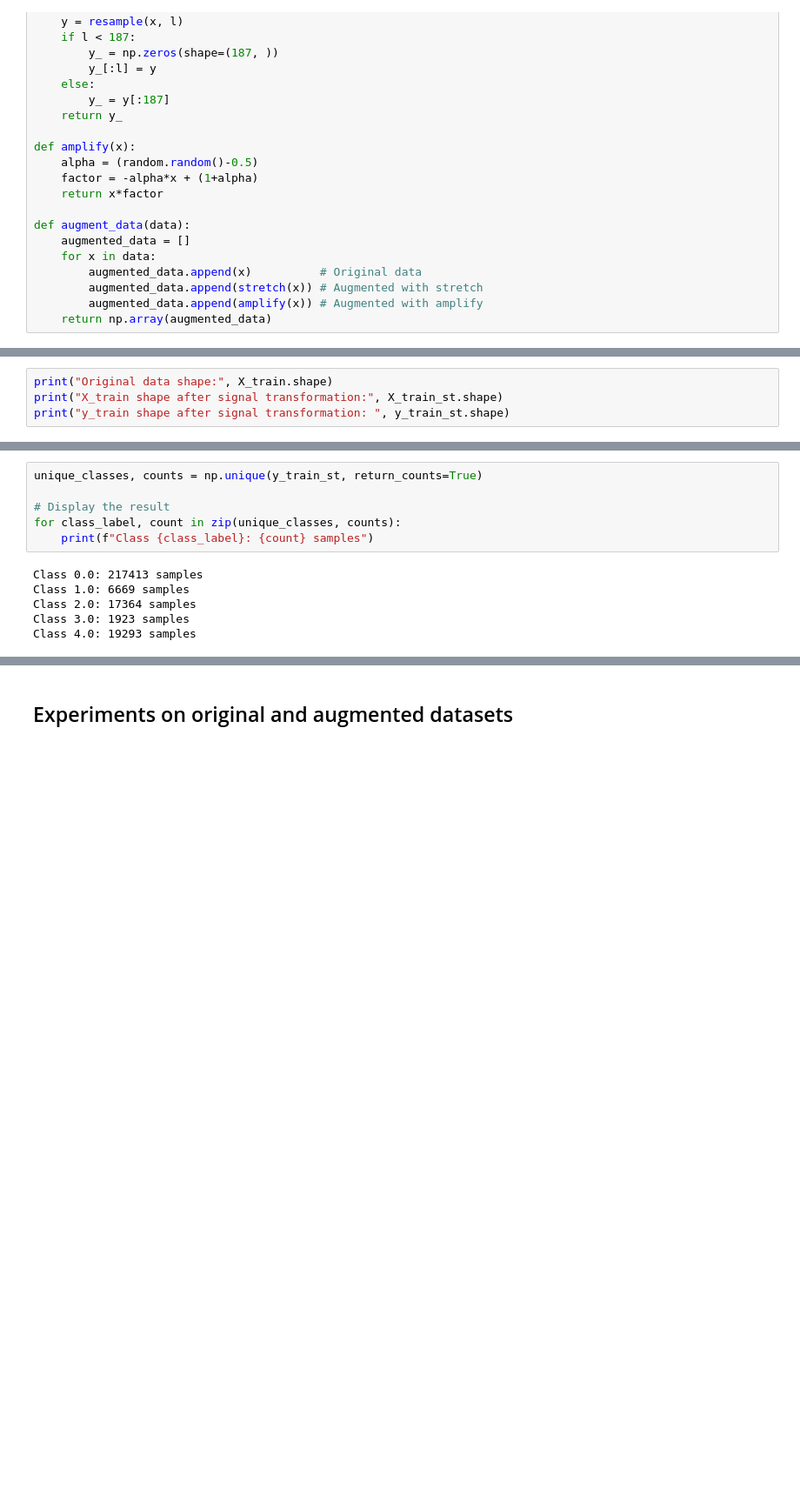
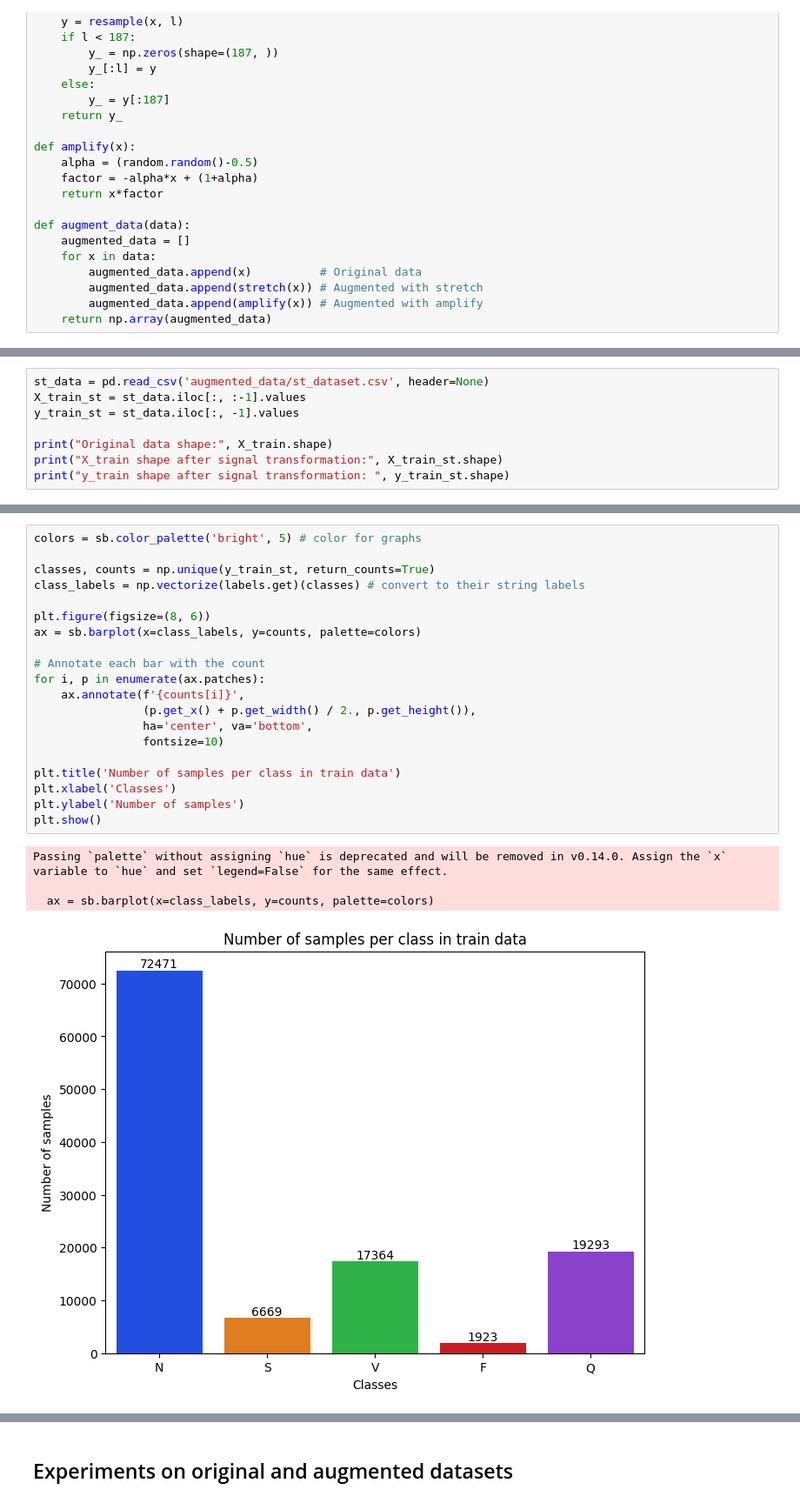
Before and after one commit to RandallCher/Neural-Networks-Project, a Jupyter notebook: data_augmentation.ipynb, the cells around one changed output, grey strips where cells are left out. Shown at 87% size. Cells and saved outputs as stored; diff of their text form; blank space fills up the shorter version.

```diff
--- a/data_augmentation.ipynb
+++ b/data_augmentation.ipynb
@@ -277,4 +321,8 @@ gc.collect()
 # %%
+st_data = pd.read_csv('augmented_data/st_dataset.csv', header=None)
+X_train_st = st_data.iloc[:, :-1].values
+y_train_st = st_data.iloc[:, -1].values
+
 print("Original data shape:", X_train.shape)
 print("X_train shape after signal transformation:", X_train_st.shape)
 print("y_train shape after signal transformation: ", y_train_st.shape)
@@ -285,12 +333,25 @@ y_train shape after signal transformation:  (262662,)
-# %%
-unique_classes, counts = np.unique(y_train_st, return_counts=True)
-
-# Display the result
-for class_label, count in zip(unique_classes, counts):
-    print(f"Class {class_label}: {count} samples")
-# %% [output]
-Class 0.0: 217413 samples
-Class 1.0: 6669 samples
-Class 2.0: 17364 samples
-Class 3.0: 1923 samples
-Class 4.0: 19293 samples
+# %%
+colors = sb.color_palette('bright', 5) # color for graphs
+
+classes, counts = np.unique(y_train_st, return_counts=True)
+class_labels = np.vectorize(labels.get)(classes) # convert to their string labels
+
+plt.figure(figsize=(8, 6))
+ax = sb.barplot(x=class_labels, y=counts, palette=colors)
+
+# Annotate each bar with the count
+for i, p in enumerate(ax.patches):
+    ax.annotate(f'{counts[i]}',
+                (p.get_x() + p.get_width() / 2., p.get_height()),
+                ha='center', va='bottom',
+                fontsize=10)
+
+plt.title('Number of samples per class in train data')
+plt.xlabel('Classes')
+plt.ylabel('Number of samples')
+plt.show()
+# %% [output]
+Passing `palette` without assigning `hue` is deprecated and will be removed in v0.14.0. Assign the `x` variable to `hue` and set `legend=False` for the same effect.
+
+  ax = sb.barplot(x=class_labels, y=counts, palette=colors)
+[figure, added]
```
Also changed, not shown: parts of 16 cells of this notebook.
